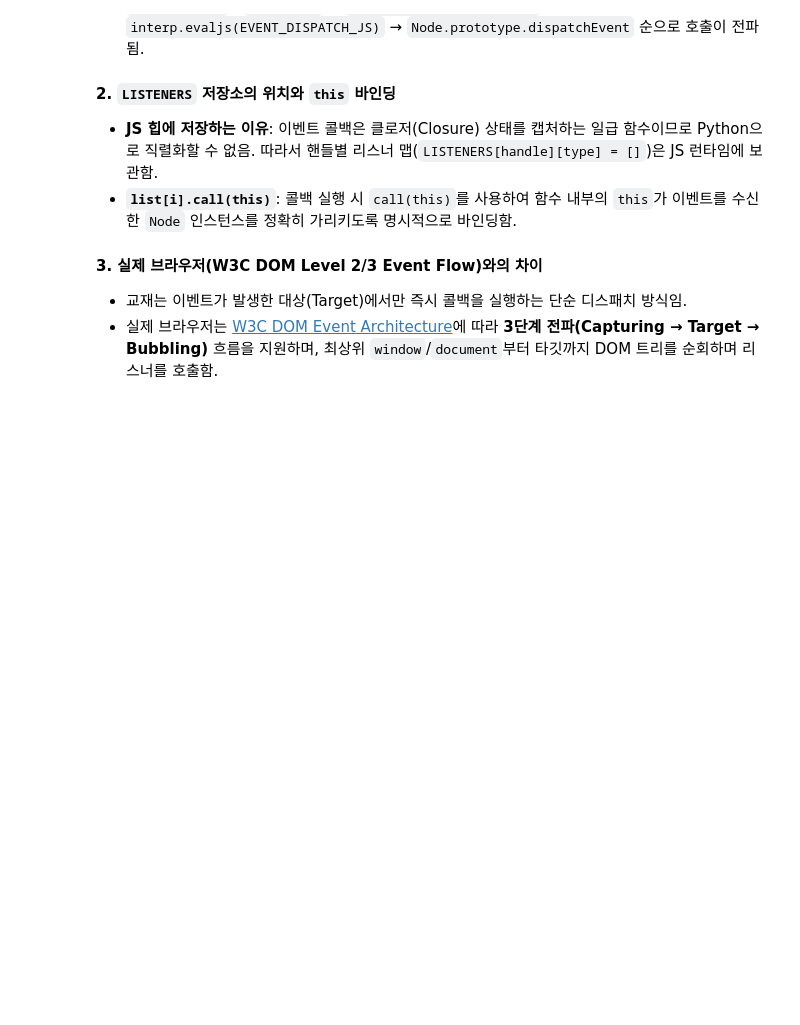
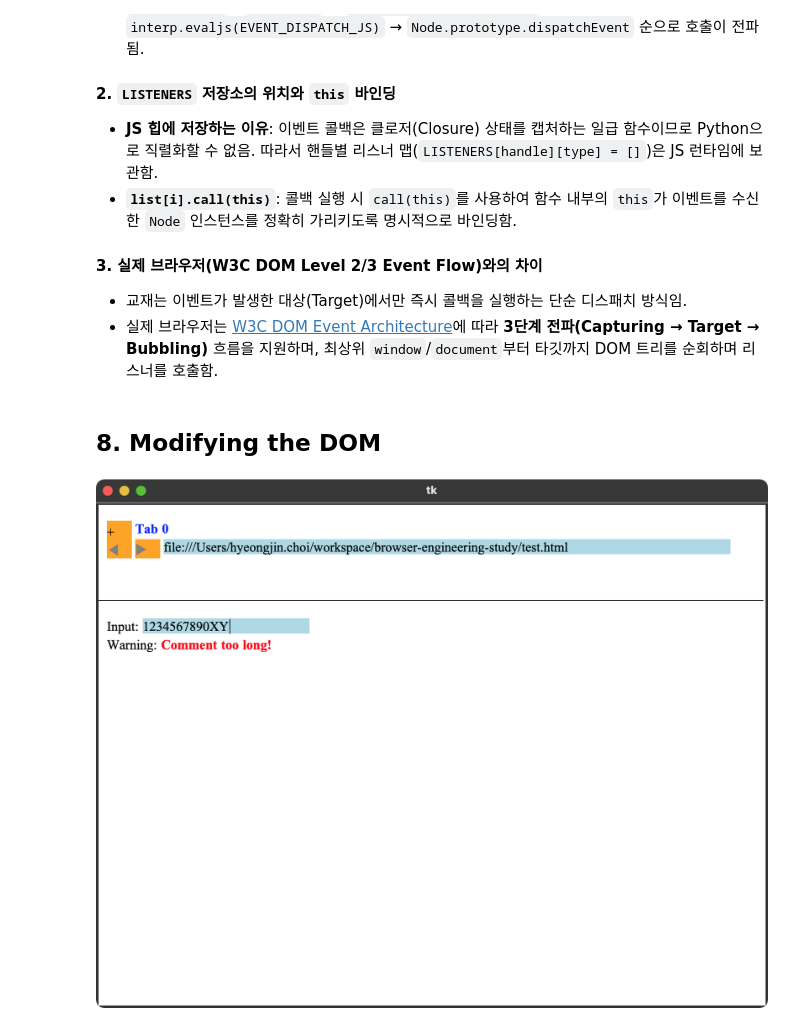
Before and after one commit to r4k0nb4k0n/browser-engineering-study, a Jupyter notebook: part-3-running-applications-9-running-interactive-scripts.ipynb, the cells around one changed output. Cells and saved outputs as stored; diff of their text form; code cells hidden in the pictures; blank space fills up the shorter version.

Commit message:
feat: 9.8 Modifying the DOM

```diff
--- a/part-3-running-applications-9-running-interactive-scripts.ipynb
+++ b/part-3-running-applications-9-running-interactive-scripts.ipynb
@@ -331,3 +331,68 @@ Input comment has too much text.
 #### 3. 실제 브라우저(W3C DOM Level 2/3 Event Flow)와의 차이
 - 교재는 이벤트가 발생한 대상(Target)에서만 즉시 콜백을 실행하는 단순 디스패치 방식임.
 - 실제 브라우저는 [W3C DOM Event Architecture](https://www.w3.org/TR/DOM-Level-3-Events/#event-flow)에 따라 **3단계 전파(Capturing → Target → Bubbling)** 흐름을 지원하며, 최상위 `window`/`document`부터 타깃까지 DOM 트리를 순회하며 리스너를 호출함.
+# %% [markdown]
+## 8. Modifying the DOM
+# %%
+import os
+import time
+from browser.browser import Browser
+from browser.url import URL
+from browser.html import Element, tree_to_list
+from browser.tk_capture import display_tk_window
+
+# 1. 10자 초과 시 strong 태그에 빨간색 경고를 innerHTML로 동적 삽입하는 test.html / test.js 생성
+with open("test.html", "w") as f:
+    f.write('''
+<style>strong { color: red; font-weight: bold; }</style>
+<p>Input: <input name="comment" value="12345"></p>
+<p>Warning: <strong></strong></p>
+<script src="test.js"></script>
+''')
+
+with open("test.js", "w") as f:
+    f.write('''
+var strong = document.querySelectorAll("strong")[0];
+
+function lengthCheck() {
+    var value = this.getAttribute("value");
+    if (value.length > 10) {
+        strong.innerHTML = "Comment too long!";
+    }
+}
+
+var inputs = document.querySelectorAll("input");
+for (var i = 0; i < inputs.length; i++) {
+    inputs[i].addEventListener("keydown", lengthCheck);
+}
+''')
+
+# 2. Browser 생성 및 페이지 로드
+browser = Browser()
+url = URL("file://" + os.path.abspath("test.html"))
+browser.new_tab(url)
+tab = browser.active_tab
+
+# 3. 입력창 포커스 및 타이핑 시뮬레이션 (10자 초과 발생)
+inputs = [node for node in tree_to_list(tab.nodes, []) if isinstance(node, Element) and node.tag == "input"]
+tab.focus = inputs[0]
+tab.focus.is_focused = True
+browser.focus = "content"
+
+for char in "67890XY":
+    tab.keypress(char)
+
+# 4. 브라우저 창 렌더링 동기화 및 주피터 노트북 인라인 스크린샷 캡처
+browser.draw()
+for _ in range(10):
+    browser.window.update_idletasks()
+    browser.window.update()
+    time.sleep(0.05)
+
+display_tk_window(browser.window, settle_seconds=0.5)
+
+# 5. 임시 파일 정리
+os.remove("test.html")
+os.remove("test.js")
+# %% [output]
+[figure, added]
```
Also changed, not shown: parts of 1 cell of this notebook, 2 other files.
